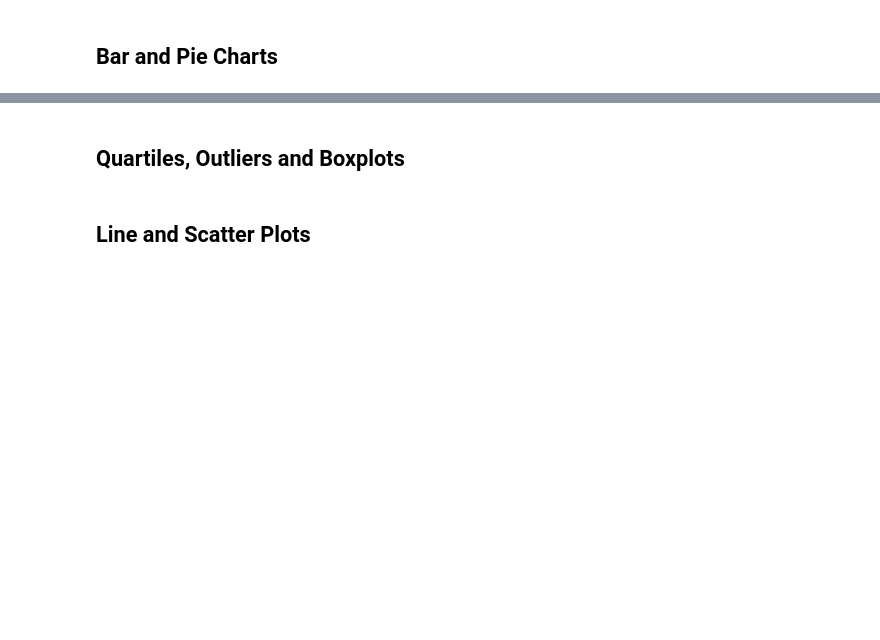
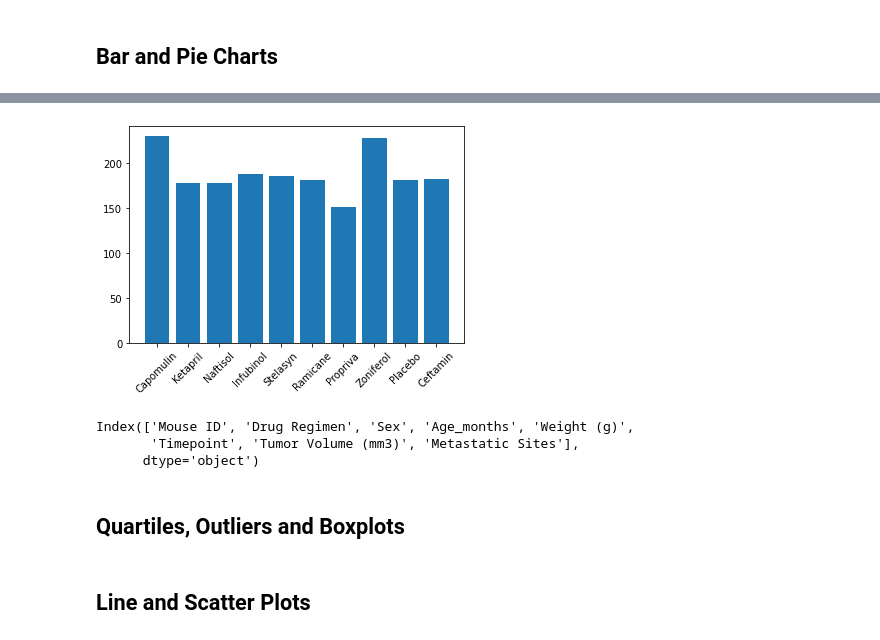
Before and after one commit to DataTortuga/matplotlib-challenge, a Jupyter notebook: Pymaceuticals/pymaceuticals_starter.ipynb, the cells around one changed output, grey strips where cells are left out. Saved outputs shown, nothing was run; the diff lists cells and outputs as text; code cells hidden in the pictures; blank space fills up the shorter version.

```diff
--- a/Pymaceuticals/pymaceuticals_starter.ipynb
+++ b/Pymaceuticals/pymaceuticals_starter.ipynb
@@ -86,7 +166,21 @@ array(['b128', 'f932', 'g107', 'a457', 'c819', 'h246', 'p189', 'n923',
 # %%
 # Generate a bar plot showing the total number of unique mice tested on each drug regimen using pyplot.
+
+plt.bar(merged_df['Drug Regimen'].unique(), merged_df.groupby('Drug Regimen')['Mouse ID'].count())
+plt.xticks(rotation = 45)
+plt.show()
+# %% [output]
+[figure, added]
 # %%
 # Generate a pie plot showing the distribution of female versus male mice using pandas
+
+merged_df.columns
+
+merged_df
+# %% [output]
+Index(['Mouse ID', 'Drug Regimen', 'Sex', 'Age_months', 'Weight (g)',
+       'Timepoint', 'Tumor Volume (mm3)', 'Metastatic Sites'],
+      dtype='object')
 # %%
 # Generate a pie plot showing the distribution of female versus male mice using pyplot
 # %% [markdown]
```
Also changed, not shown: parts of 12 cells of this notebook.
